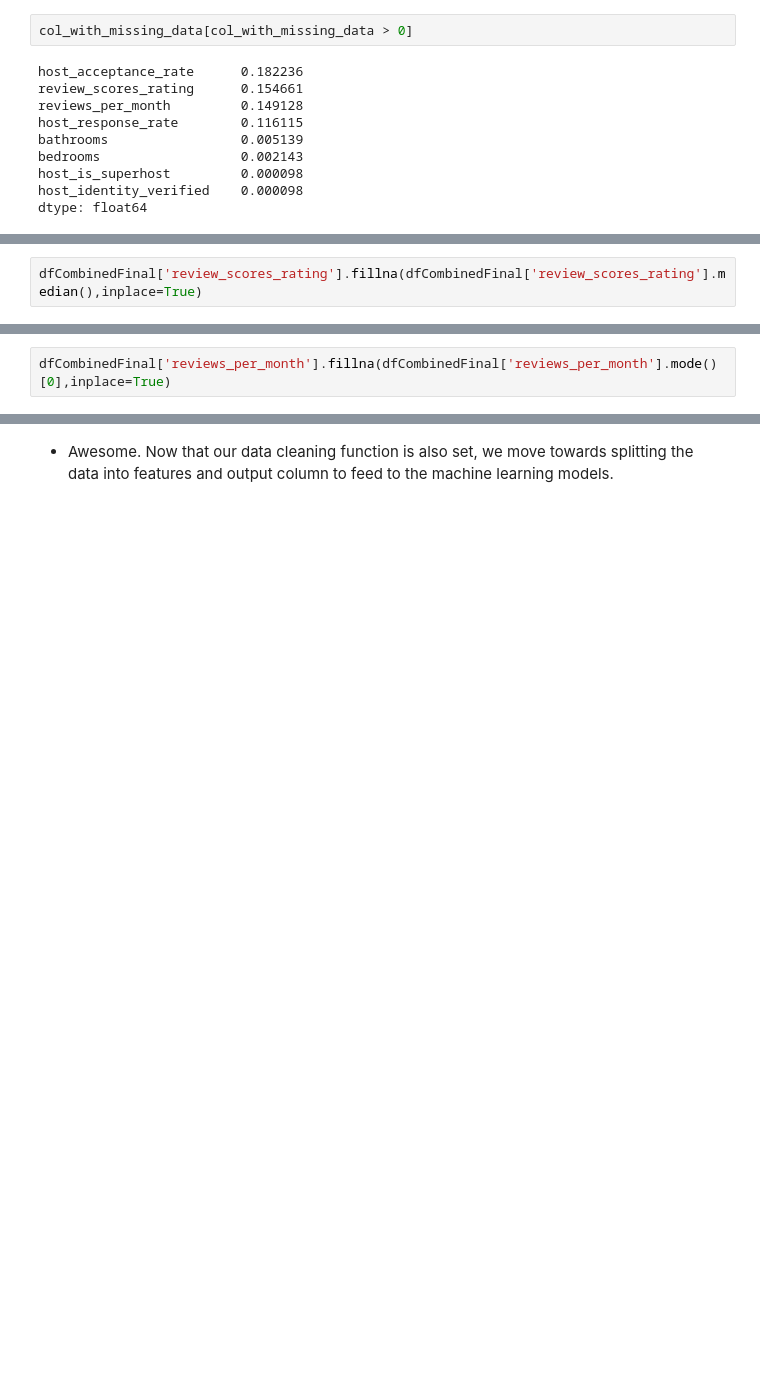
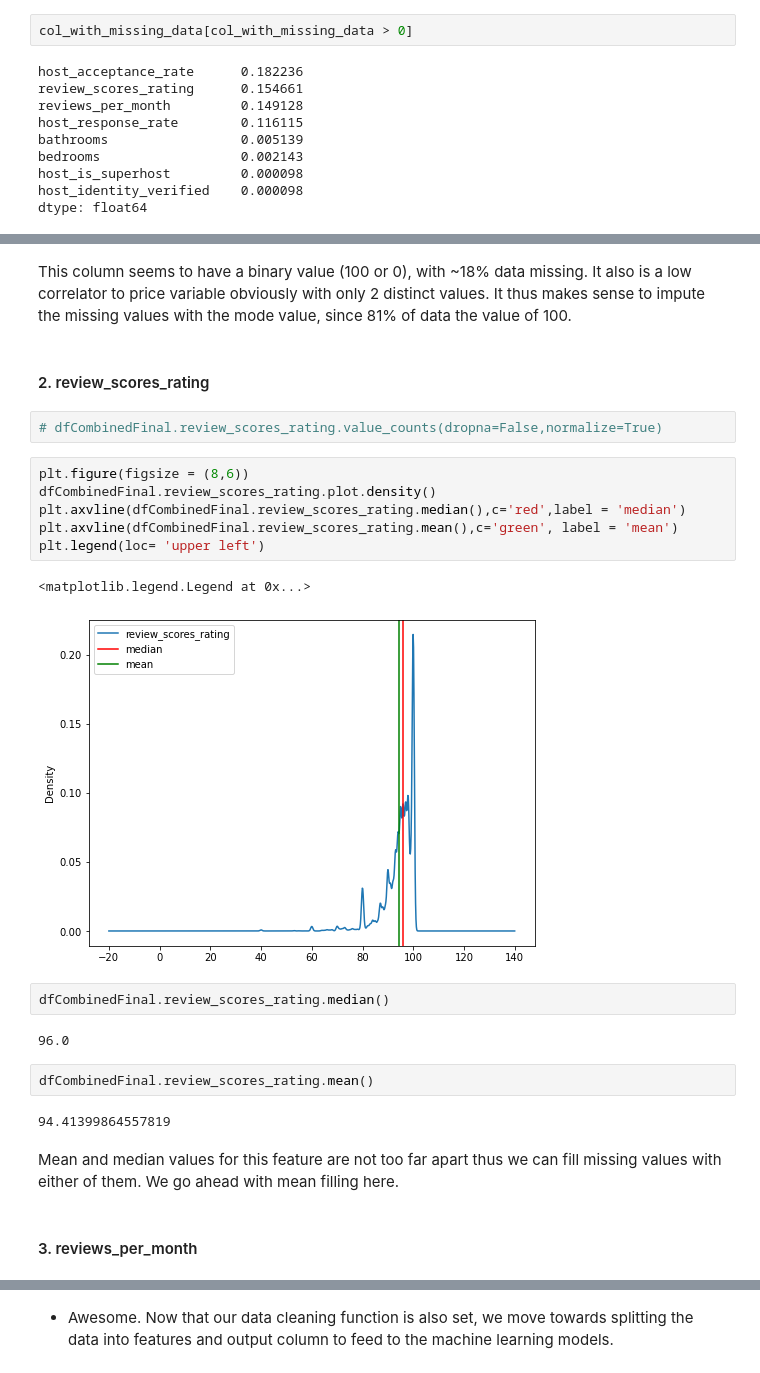
Before and after one commit to Nirzaree/Udacity-Data-Scientist-Nanodegree-Assignment-1, a Jupyter notebook: Seattle AirBnB Data Analysis.ipynb, the cells around one changed output, grey strips where cells are left out. Cells and saved outputs as stored; diff of their text form; blank space fills up the shorter version.

```diff
--- a/Seattle AirBnB Data Analysis.ipynb
+++ b/Seattle AirBnB Data Analysis.ipynb
@@ -455,2 +433,0 @@ dfCombinedFinal['review_scores_rating'].median()
-# %%
-dfCombinedFinal['review_scores_rating'].fillna(dfCombinedFinal['review_scores_rating'].median(),inplace=True)
@@ -466,2 +433,0 @@ dtype: float64
-# %%
-dfCombinedFinal['reviews_per_month'].fillna(dfCombinedFinal['reviews_per_month'].mode()[0],inplace=True)
@@ -530,0 +445,27 @@ True
+# %% [markdown]
+This column seems to have a binary value (100 or 0), with ~18% data missing. It also is a low correlator to price variable obviously with only 2 distinct values. It thus makes sense to impute the missing values with the mode value, since 81% of data the value of 100.
+# %% [markdown]
+#### 2. review_scores_rating
+# %%
+# dfCombinedFinal.review_scores_rating.value_counts(dropna=False,normalize=True)
+# %%
+plt.figure(figsize = (8,6))
+dfCombinedFinal.review_scores_rating.plot.density()
+plt.axvline(dfCombinedFinal.review_scores_rating.median(),c='red',label = 'median')
+plt.axvline(dfCombinedFinal.review_scores_rating.mean(),c='green', label = 'mean')
+plt.legend(loc= 'upper left')
+# %% [output]
+<matplotlib.legend.Legend at 0x...>
+[figure, added]
+# %%
+dfCombinedFinal.review_scores_rating.median()
+# %% [output]
+96.0
+# %%
+dfCombinedFinal.review_scores_rating.mean()
+# %% [output]
+94.41399864557819
+# %% [markdown]
+Mean and median values for this feature are not too far apart thus we can fill missing values with either of them. We go ahead with mean filling here.
+# %% [markdown]
+#### 3. reviews_per_month
```
Also changed, not shown: parts of 59 cells of this notebook.
